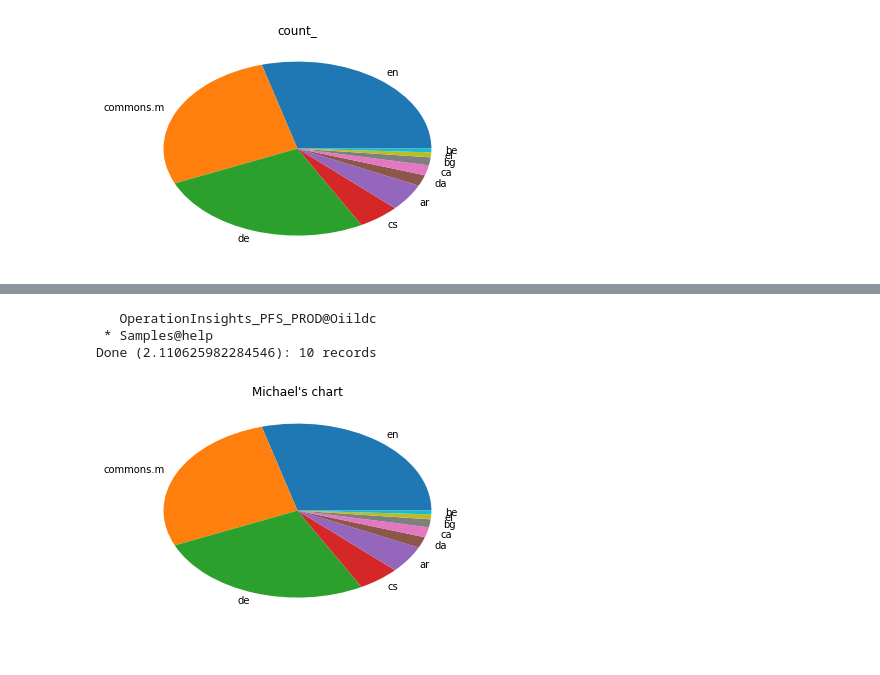
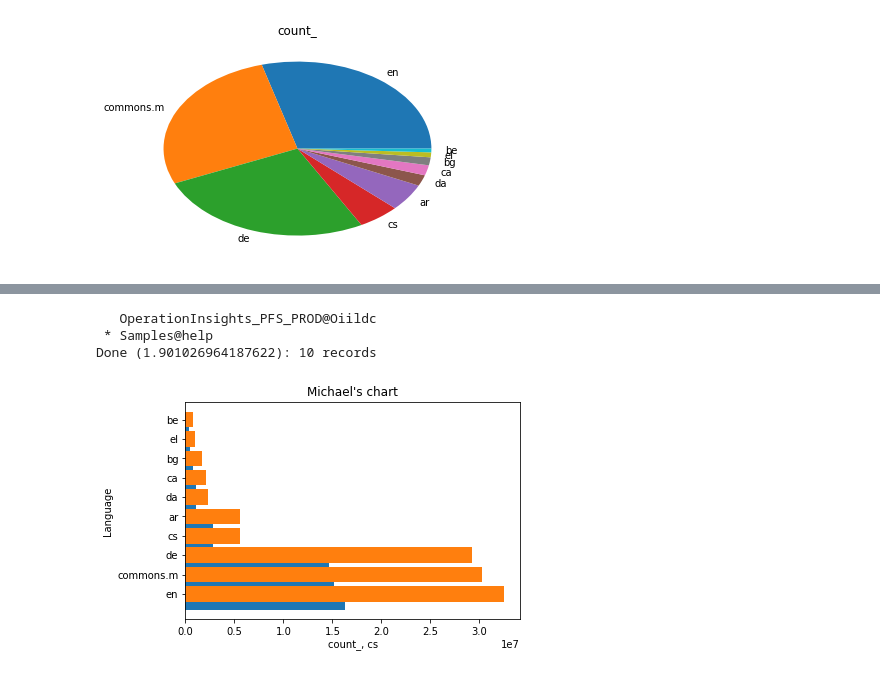
Before and after one commit to mbnshtck/jupyter-kql-magic, a Jupyter notebook: src/kqlmagicplay.ipynb, the cells around one changed output, grey strips where cells are left out. Saved outputs shown, nothing was run; the diff lists cells and outputs as text; code cells hidden in the pictures.

Commit message:
Added Kql render piechart,barchart, columnchart, linechart

```diff
--- a/src/kqlmagicplay.ipynb
+++ b/src/kqlmagicplay.ipynb
@@ -59,7 +75,13 @@ _.pie();
 # %%
-%kql PageViews | summarize count() by Language | sort by count_ | limit 10 | render barchart kind=stacked title="Michael's chart"
+%%kql
+PageViews
+| summarize count() by Language
+| sort by count_
+| limit 10
+| extend cs = 2 * count_
+| render barchart kind=stacked title="Michael's chart"
 # %% [output]
    OperationInsights_PFS_PROD@Oiildc
  * Samples@help
-Done (2.110625982284546): 10 records
+Done (1.901026964187622): 10 records
-[figure, old version]
+[figure, new version]
```
Also changed, not shown: parts of 17 cells of this notebook, 4 other files.
